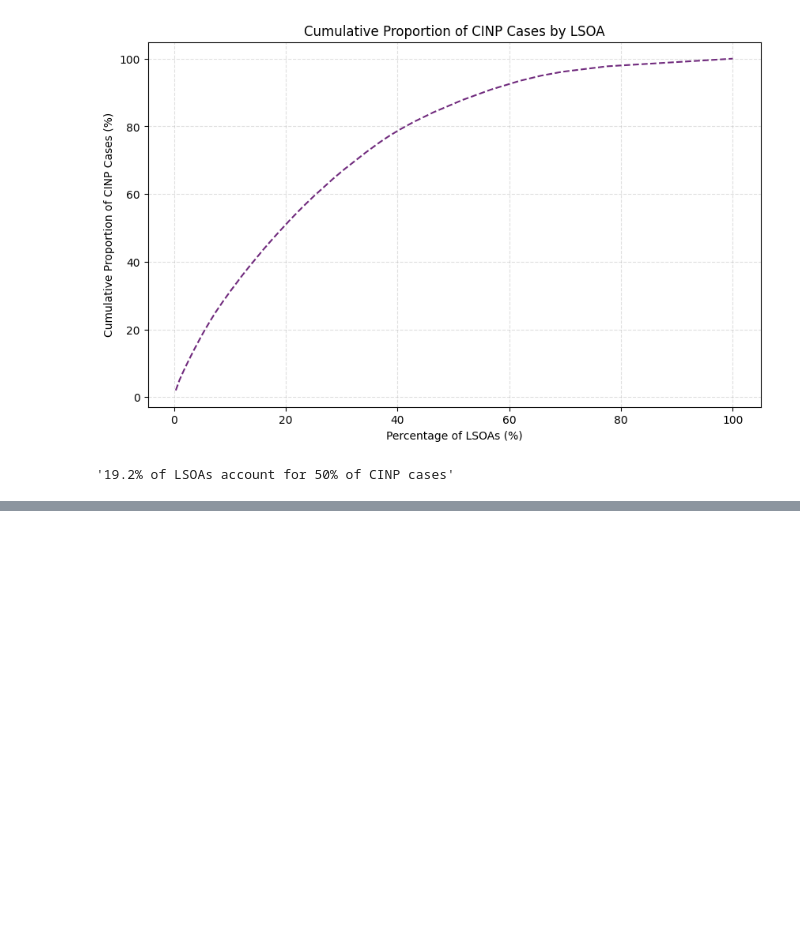
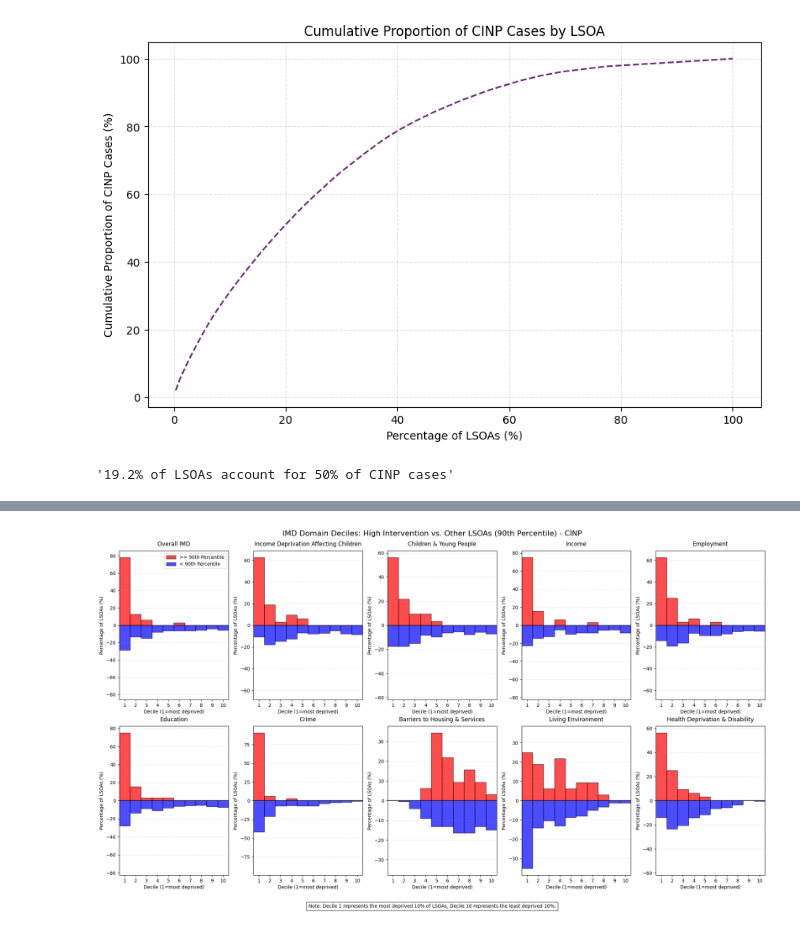
Before and after one commit to ConnectedBradford/CB_2649, a Jupyter notebook: notebooks/cinp_lsoa_analysis.ipynb, the cells around one changed output, grey strips where cells are left out. Cells and saved outputs as stored; diff of their text form; code cells hidden in the pictures; blank space fills up the shorter version.

```diff
--- a/notebooks/cinp_lsoa_analysis.ipynb
+++ b/notebooks/cinp_lsoa_analysis.ipynb
@@ -138,0 +228,9 @@ P-value: 1.983e-22
+# %%
+# Analyze IMD domains at 90th percentile
+lah.analyze_imd_domains(
+    children_population,
+    percentile_threshold=90,
+    intervention_name='CINP'
+)
+# %% [output]
+[figure, added]
```
Also changed, not shown: parts of 14 cells of this notebook, 2 other files.
